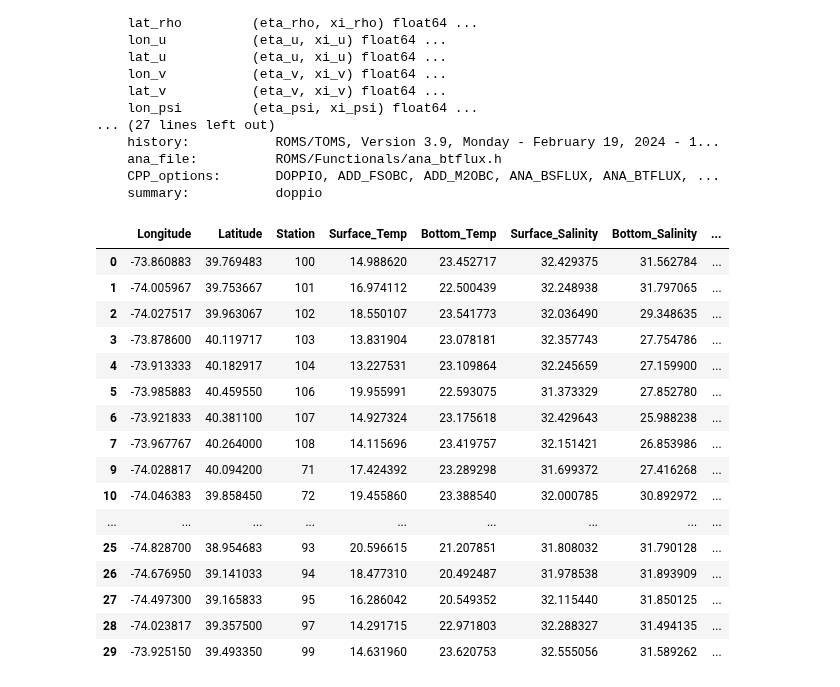
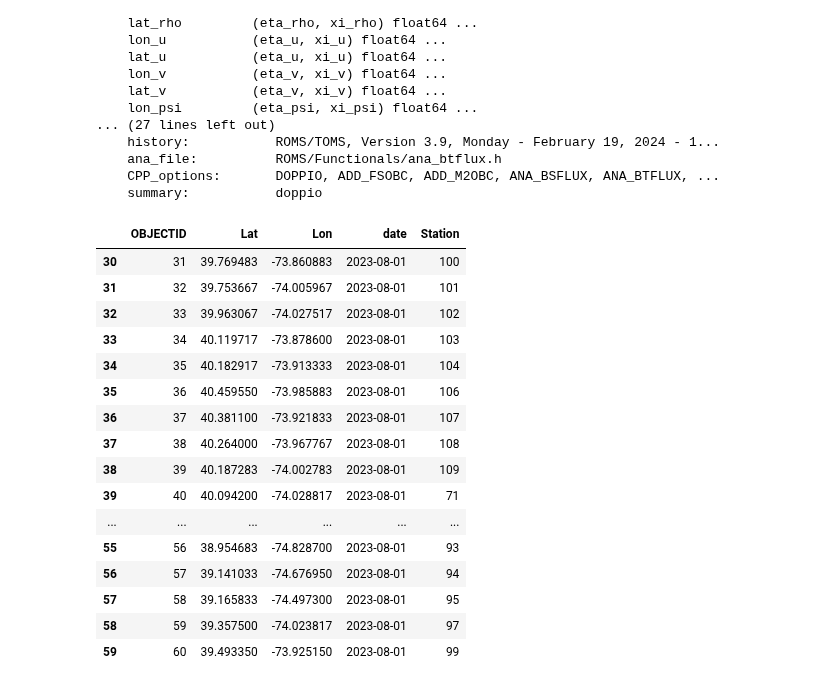
Before and after one commit to henrysun9074/fishics, a Jupyter notebook: models/q2a_seasons.ipynb, the cells around one changed output. Drawn from its saved outputs; the diff is of its cells as text; code cells hidden in the pictures.

```diff
--- a/models/q2a_seasons.ipynb
+++ b/models/q2a_seasons.ipynb
@@ -83,10 +105,9 @@ Coordinates:
 # %%
-ds = ds.sel(ocean_time = '2023-06-01', method = 'nearest')
-ds
 
 points_df = pd.read_excel("/Users/henrysun_1/Desktop/Duke/2024-2025/Summer 2024/fishics/data/q2a_sites.xlsx")  # Replace "points.xlsx" with the path to your Excel file
 points_df = points_df[points_df['date'] == '2023-06-01']
 points_df
+
 # Ensure your Excel file has columns named 'Lat', 'Lon', and 'Station'
 points = points_df.to_dict(orient='records')
 
@@ -105,10 +126,10 @@ for point in points:
     ds2 = ds.sel(eta_rho=a, xi_rho=b)
 
     # Extract the required values
-    surface_temp = ds2.temp[:, 0].values[0]
-    bottom_temp = ds2.temp[:, 39].values[0]
-    surface_salt = ds2.salt[:, 0].values[0]
-    bottom_salt = ds2.salt[:, 39].values[0]
+    bottom_temp = ds2.temp[:, 0].values[0]
+    surface_temp = ds2.temp[:, 39].values[0]
+    bottom_salt = ds2.salt[:, 0].values[0]
+    surface_salt = ds2.salt[:, 39].values[0]
 
     # Calculate stratification
     temp_stratification = np.abs(bottom_temp - surface_temp)
@@ -322,55 +345,56 @@ points_df = points_df[points_df['date'] == '2023-08-01']
 points_df
 # Ensure your Excel file has columns named 'Lat', 'Lon', and 'Station'
 points = points_df.to_dict(orient='records')
 
 # Initialize an empty list to store the results
 data = []
 
 # Loop through each point
 for point in points:
     my_lon = point["Lon"]
     my_lat = point["Lat"]
     station = point["Station"]
 
     # Find the nearest grid point
     ds1 = abs(ds.lat_rho - my_lat) + abs(ds.lon_rho - my_lon)
     a, b = np.unravel_index(ds1.argmin(), ds1.shape)
     ds2 = ds.sel(eta_rho=a, xi_rho=b)
 
     # Extract the required values
-    surface_temp = ds2.temp[:, 0].values[0]
-    bottom_temp = ds2.temp[:, 39].values[0]
-    surface_salt = ds2.salt[:, 0].values[0]
-    bottom_salt = ds2.salt[:, 39].values[0]
+    bottom_temp = ds2.temp[:, 0].values[0]
+    surface_temp = ds2.temp[:, 39].values[0]
+    bottom_salt = ds2.salt[:, 0].values[0]
+    surface_salt = ds2.salt[:, 39].values[0]
 
     # Calculate stratification
     temp_stratification = np.abs(bottom_temp - surface_temp)
     salinity_stratification = np.abs(bottom_salt - surface_salt)
 
     # Append the values to the data list
     data.append([my_lon, my_lat, station, surface_temp, bottom_temp, surface_salt, bottom_salt, temp_stratification, salinity_stratification])
 
 df = pd.DataFrame(data, columns=["Longitude", "Latitude", "Station", "Surface_Temp", "Bottom_Temp", "Surface_Salinity", "Bottom_Salinity", "Temp_Stratification", "Salinity_Stratification"])
 df = df.dropna()
-df
+# points_df
+## For some reason, cannot extract doppio values for stations 75 and 109
 # %% [output]
-|  | Longitude | Latitude | Station | Surface_Temp | Bottom_Temp | Surface_Salinity | Bottom_Salinity | ... |
-| 0 | -73.860883 | 39.769483 | 100 | 14.988620 | 23.452717 | 32.429375 | 31.562784 | ... |
-| 1 | -74.005967 | 39.753667 | 101 | 16.974112 | 22.500439 | 32.248938 | 31.797065 | ... |
-| 2 | -74.027517 | 39.963067 | 102 | 18.550107 | 23.541773 | 32.036490 | 29.348635 | ... |
-| 3 | -73.878600 | 40.119717 | 103 | 13.831904 | 23.078181 | 32.357743 | 27.754786 | ... |
-| 4 | -73.913333 | 40.182917 | 104 | 13.227531 | 23.109864 | 32.245659 | 27.159900 | ... |
-| 5 | -73.985883 | 40.459550 | 106 | 19.955991 | 22.593075 | 31.373329 | 27.852780 | ... |
-| 6 | -73.921833 | 40.381100 | 107 | 14.927324 | 23.175618 | 32.429643 | 25.988238 | ... |
-| 7 | -73.967767 | 40.264000 | 108 | 14.115696 | 23.419757 | 32.151421 | 26.853986 | ... |
-| 9 | -74.028817 | 40.094200 | 71 | 17.424392 | 23.289298 | 31.699372 | 27.416268 | ... |
-| 10 | -74.046383 | 39.858450 | 72 | 19.455860 | 23.388540 | 32.000785 | 30.892972 | ... |
-| ... | ... | ... | ... | ... | ... | ... | ... | ... |
-| 25 | -74.828700 | 38.954683 | 93 | 20.596615 | 21.207851 | 31.808032 | 31.790128 | ... |
-| 26 | -74.676950 | 39.141033 | 94 | 18.477310 | 20.492487 | 31.978538 | 31.893909 | ... |
-| 27 | -74.497300 | 39.165833 | 95 | 16.286042 | 20.549352 | 32.115440 | 31.850125 | ... |
-| 28 | -74.023817 | 39.357500 | 97 | 14.291715 | 22.971803 | 32.288327 | 31.494135 | ... |
-| 29 | -73.925150 | 39.493350 | 99 | 14.631960 | 23.620753 | 32.555056 | 31.589262 | ... |
+|  | OBJECTID | Lat | Lon | date | Station |
+| 30 | 31 | 39.769483 | -73.860883 | 2023-08-01 | 100 |
+| 31 | 32 | 39.753667 | -74.005967 | 2023-08-01 | 101 |
+| 32 | 33 | 39.963067 | -74.027517 | 2023-08-01 | 102 |
+| 33 | 34 | 40.119717 | -73.878600 | 2023-08-01 | 103 |
+| 34 | 35 | 40.182917 | -73.913333 | 2023-08-01 | 104 |
+| 35 | 36 | 40.459550 | -73.985883 | 2023-08-01 | 106 |
+| 36 | 37 | 40.381100 | -73.921833 | 2023-08-01 | 107 |
+| 37 | 38 | 40.264000 | -73.967767 | 2023-08-01 | 108 |
+| 38 | 39 | 40.187283 | -74.002783 | 2023-08-01 | 109 |
+| 39 | 40 | 40.094200 | -74.028817 | 2023-08-01 | 71 |
+| ... | ... | ... | ... | ... | ... |
+| 55 | 56 | 38.954683 | -74.828700 | 2023-08-01 | 93 |
+| 56 | 57 | 39.141033 | -74.676950 | 2023-08-01 | 94 |
+| 57 | 58 | 39.165833 | -74.497300 | 2023-08-01 | 95 |
+| 58 | 59 | 39.357500 | -74.023817 | 2023-08-01 | 97 |
+| 59 | 60 | 39.493350 | -73.925150 | 2023-08-01 | 99 |
 # %%
 ## Building ML model
 # data_summer
```
Also changed, not shown: parts of 13 cells of this notebook, 4 other files.
